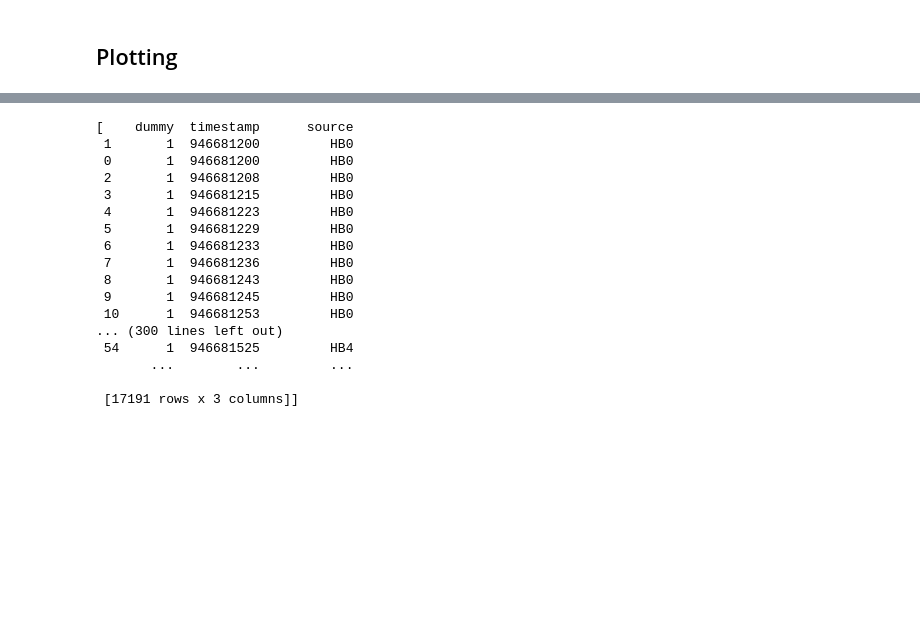
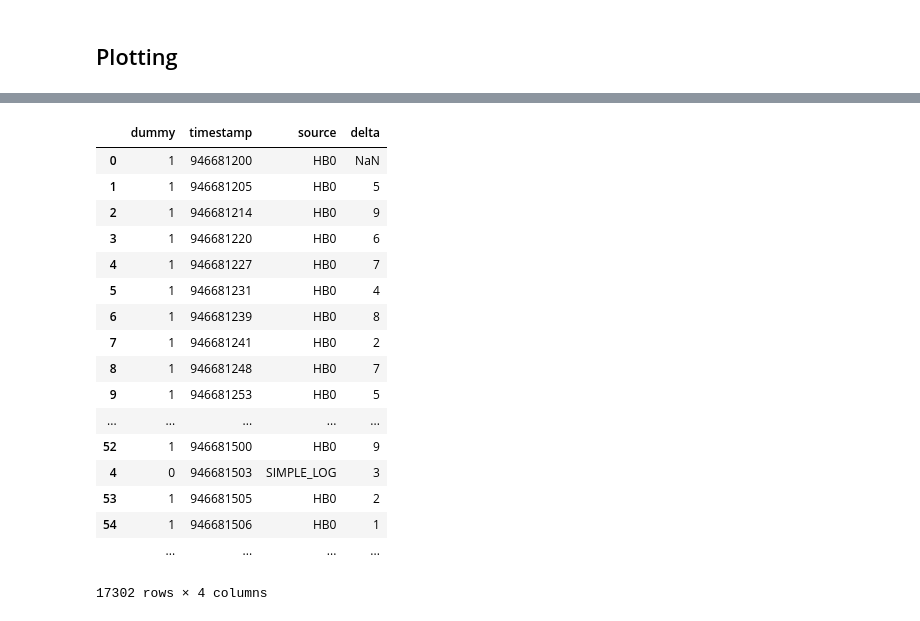
Before and after one commit to hoh/Hubbub, a Jupyter notebook: Analysis.ipynb, the cells around one changed output, grey strips where cells are left out. Drawn from its saved outputs; the diff is of its cells as text; code cells hidden in the pictures; blank space fills up the shorter version.

```diff
--- a/Analysis.ipynb
+++ b/Analysis.ipynb
@@ -96,26 +96,28 @@ show()
 # %%
 r_mixed = [
     pd.concat((r_real, r))
     for r in r_dummyHB
 ]
 for r in r_mixed:
     r.sort('timestamp', inplace=True)
-r_mixed
+    r['delta'] = r['timestamp'].diff()
+r_mixed[0]
 # %% [output]
+|  | dummy | timestamp | source | delta |
+| 0 | 1 | 946681200 | HB0 | NaN |
+| 1 | 1 | 946681205 | HB0 | 5 |
+| 2 | 1 | 946681214 | HB0 | 9 |
+| 3 | 1 | 946681220 | HB0 | 6 |
+| 4 | 1 | 946681227 | HB0 | 7 |
+| 5 | 1 | 946681231 | HB0 | 4 |
+| 6 | 1 | 946681239 | HB0 | 8 |
+| 7 | 1 | 946681241 | HB0 | 2 |
+| 8 | 1 | 946681248 | HB0 | 7 |
+| 9 | 1 | 946681253 | HB0 | 5 |
+| ... | ... | ... | ... | ... |
+| 52 | 1 | 946681500 | HB0 | 9 |
+| 4 | 0 | 946681503 | SIMPLE_LOG | 3 |
+| 53 | 1 | 946681505 | HB0 | 2 |
+| 54 | 1 | 946681506 | HB0 | 1 |
+|  | ... | ... | ... | ... |
-[    dummy  timestamp      source
- 1       1  946681200         HB0
- 0       1  946681200         HB0
- 2       1  946681208         HB0
- 3       1  946681215         HB0
- 4       1  946681223         HB0
- 5       1  946681229         HB0
- 6       1  946681233         HB0
- 7       1  946681236         HB0
- 8       1  946681243         HB0
- 9       1  946681245         HB0
- 10      1  946681253         HB0
-... (300 lines left out)
- 54      1  946681525         HB4
-       ...        ...         ...
-
- [17191 rows x 3 columns]]
+17302 rows × 4 columns
```
Also changed, not shown: parts of 4 cells of this notebook.
